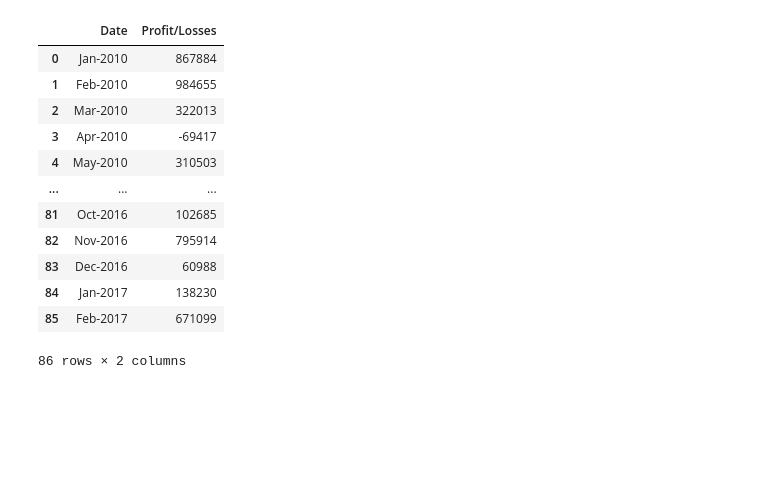
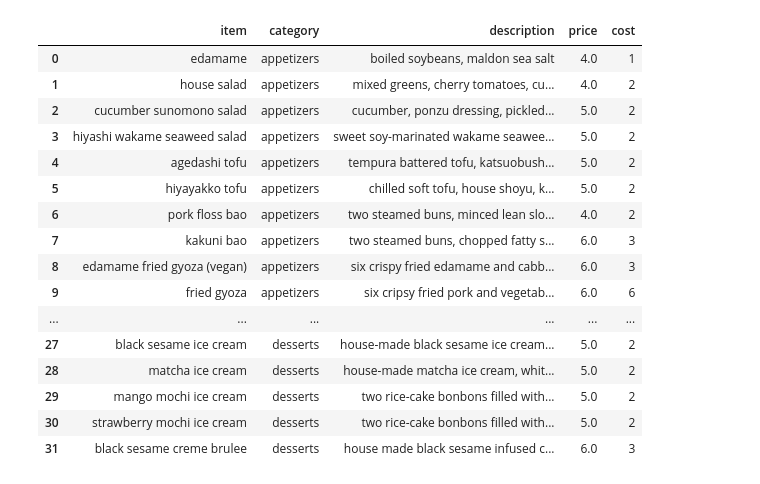
Before and after one commit to hkhan08/python-homework, a Jupyter notebook: PyBank/main.ipynb, the cells around one changed output. Drawn from its saved outputs; the diff is of its cells as text; code cells hidden in the pictures; blank space fills up the shorter version.

Commit message:
Optional PyRamen Analysis
Optional PyRamen Analysis

```diff
--- a/PyBank/main.ipynb
+++ b/PyBank/main.ipynb
@@ -1,18 +1,22 @@
 # %%
 import pandas as pd
-budget = pd.read_csv("C:/Users/khanh/OneDrive/Desktop/Fintech and Blockchain Bootcamp/test folder/PyBank/budget_data.csv")
-budget
+menu = pd.read_csv("C:/Users/khanh/OneDrive/Desktop/Fintech and Blockchain Bootcamp/test folder/PyRamen/menu_data.csv")
+menu
 # %% [output]
-|  | Date | Profit/Losses |
-| 0 | Jan-2010 | 867884 |
-| 1 | Feb-2010 | 984655 |
-| 2 | Mar-2010 | 322013 |
-| 3 | Apr-2010 | -69417 |
-| 4 | May-2010 | 310503 |
-| ... | ... | ... |
-| 81 | Oct-2016 | 102685 |
-| 82 | Nov-2016 | 795914 |
-| 83 | Dec-2016 | 60988 |
-| 84 | Jan-2017 | 138230 |
-| 85 | Feb-2017 | 671099 |
+|  | item | category | description | price | cost |
+| 0 | edamame | appetizers | boiled soybeans, maldon sea salt | 4.0 | 1 |
+| 1 | house salad | appetizers | mixed greens, cherry tomatoes, cu... | 4.0 | 2 |
+| 2 | cucumber sunomono salad | appetizers | cucumber, ponzu dressing, pickled... | 5.0 | 2 |
+| 3 | hiyashi wakame seaweed salad | appetizers | sweet soy-marinated wakame seawee... | 5.0 | 2 |
+| 4 | agedashi tofu | appetizers | tempura battered tofu, katsuobush... | 5.0 | 2 |
+| 5 | hiyayakko tofu | appetizers | chilled soft tofu, house shoyu, k... | 5.0 | 2 |
+| 6 | pork floss bao | appetizers | two steamed buns, minced lean slo... | 4.0 | 2 |
+| 7 | kakuni bao | appetizers | two steamed buns, chopped fatty s... | 6.0 | 3 |
+| 8 | edamame fried gyoza (vegan) | appetizers | six crispy fried edamame and cabb... | 6.0 | 3 |
+| 9 | fried gyoza | appetizers | six cripsy fried pork and vegetab... | 6.0 | 6 |
+| ... | ... | ... | ... | ... | ... |
+| 27 | black sesame ice cream | desserts | house-made black sesame ice cream... | 5.0 | 2 |
+| 28 | matcha ice cream | desserts | house-made matcha ice cream, whit... | 5.0 | 2 |
+| 29 | mango mochi ice cream | desserts | two rice-cake bonbons filled with... | 5.0 | 2 |
+| 30 | strawberry mochi ice cream | desserts | two rice-cake bonbons filled with... | 5.0 | 2 |
+| 31 | black sesame creme brulee | desserts | house made black sesame infused c... | 6.0 | 3 |
-86 rows × 2 columns
```
Also changed, not shown: parts of 9 cells of this notebook.
